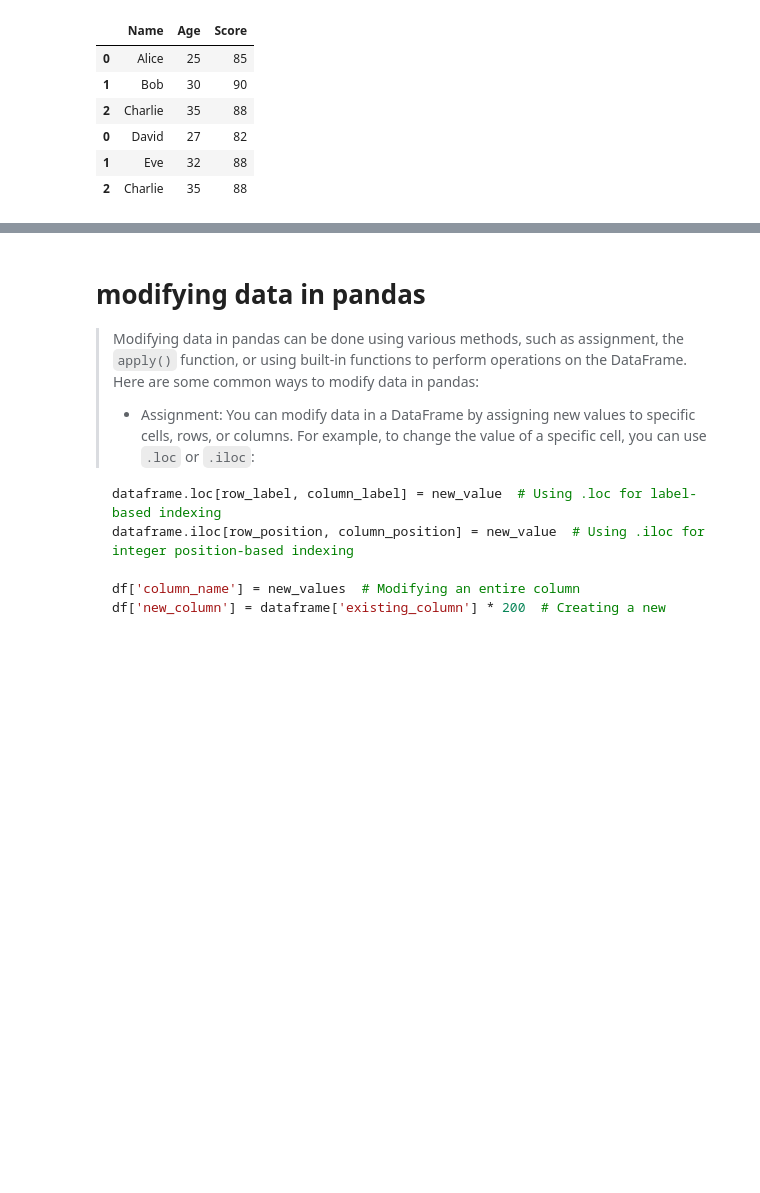
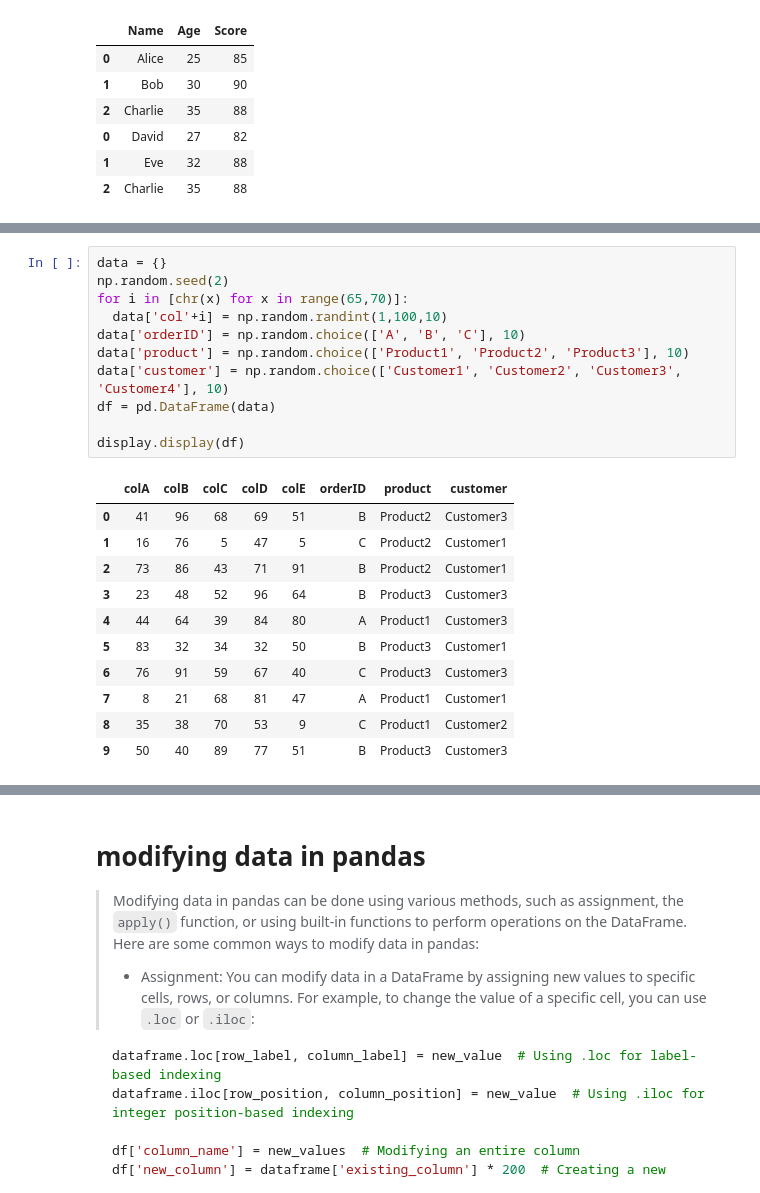
Before and after one commit to shivam-kumar25/mlp-programming, a Jupyter notebook: panda/pandaBasics.ipynb, the cells around one changed output, grey strips where cells are left out. Saved outputs shown, nothing was run; the diff lists cells and outputs as text; blank space fills up the shorter version.

```diff
--- a/panda/pandaBasics.ipynb
+++ b/panda/pandaBasics.ipynb
@@ -911,0 +1143,23 @@ output of pd.concat([df1, df2], join='inner']):
+# %%
+data = {}
+np.random.seed(2)
+for i in [chr(x) for x in range(65,70)]:
+  data['col'+i] = np.random.randint(1,100,10)
+data['orderID'] = np.random.choice(['A', 'B', 'C'], 10)
+data['product'] = np.random.choice(['Product1', 'Product2', 'Product3'], 10)
+data['customer'] = np.random.choice(['Customer1', 'Customer2', 'Customer3', 'Customer4'], 10)
+df = pd.DataFrame(data)
+
+display.display(df)
+# %% [output]
+|  | colA | colB | colC | colD | colE | orderID | product | customer |
+| 0 | 41 | 96 | 68 | 69 | 51 | B | Product2 | Customer3 |
+| 1 | 16 | 76 | 5 | 47 | 5 | C | Product2 | Customer1 |
+| 2 | 73 | 86 | 43 | 71 | 91 | B | Product2 | Customer1 |
+| 3 | 23 | 48 | 52 | 96 | 64 | B | Product3 | Customer3 |
+| 4 | 44 | 64 | 39 | 84 | 80 | A | Product1 | Customer3 |
+| 5 | 83 | 32 | 34 | 32 | 50 | B | Product3 | Customer1 |
+| 6 | 76 | 91 | 59 | 67 | 40 | C | Product3 | Customer3 |
+| 7 | 8 | 21 | 68 | 81 | 47 | A | Product1 | Customer1 |
+| 8 | 35 | 38 | 70 | 53 | 9 | C | Product1 | Customer2 |
+| 9 | 50 | 40 | 89 | 77 | 51 | B | Product3 | Customer3 |
```
Also changed, not shown: parts of 20 cells of this notebook, 4 other files.
